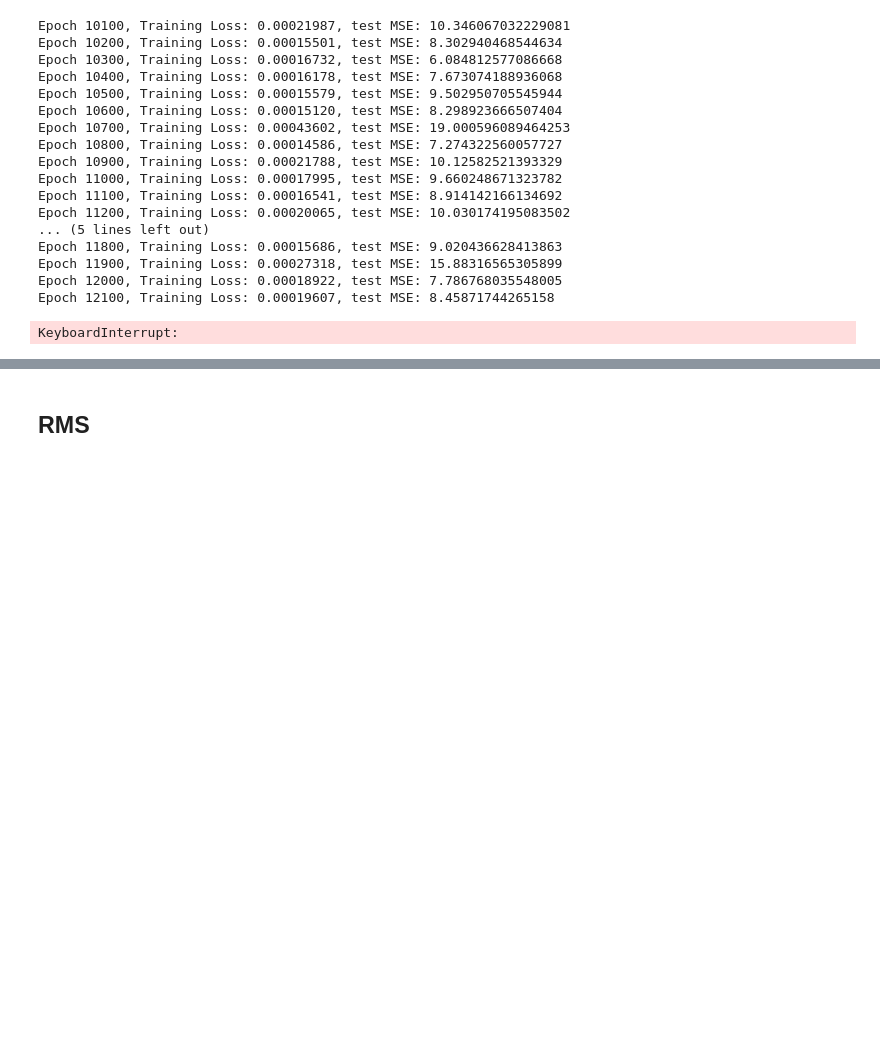
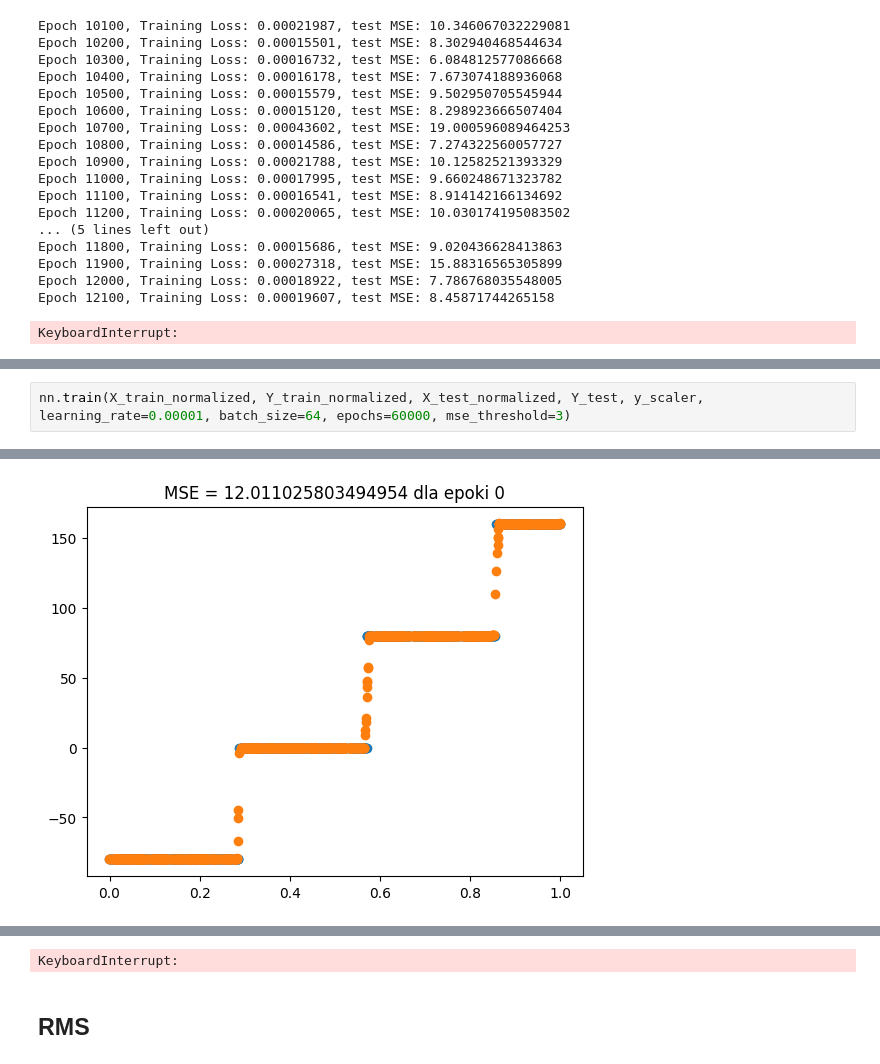
Before and after one commit to katarzynarogalska/Neural-Networks, a Jupyter notebook: NN3 copy.ipynb, the cells around one changed output, grey strips where cells are left out. Cells and saved outputs as stored; diff of their text form; blank space fills up the shorter version.

```diff
--- a/NN3 copy.ipynb
+++ b/NN3 copy.ipynb
@@ -530 +528,4 @@ Epoch 1900, Training Loss: 0.00031023, test MSE: 14.311661725744376
 KeyboardInterrupt:
+# %%
+nn.train(X_train_normalized, Y_train_normalized, X_test_normalized, Y_test, y_scaler, learning_rate=0.00001, batch_size=64, epochs=60000, mse_threshold=3)
+# %% [output]
@@ -530,0 +533 @@ KeyboardInterrupt:
+[figure, added]
@@ -531,3 +543,4 @@ KeyboardInterrupt:
+KeyboardInterrupt:
 # %% [markdown]
 ## RMS
 # %% [markdown]
```
Also changed, not shown: parts of 3 cells of this notebook.
